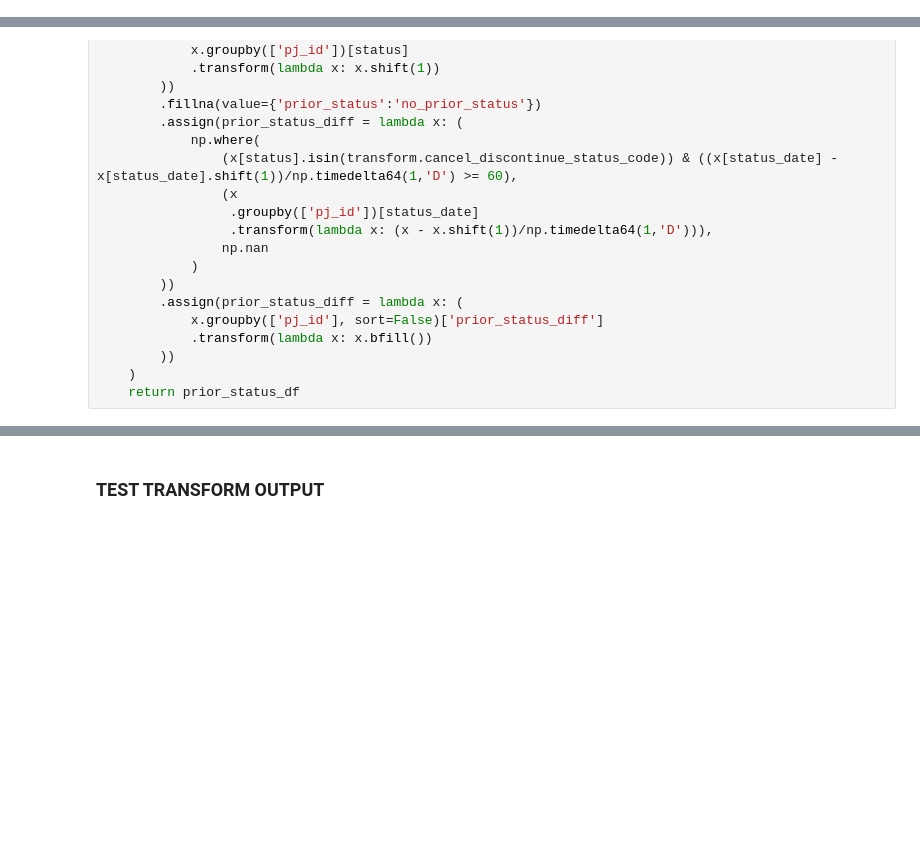
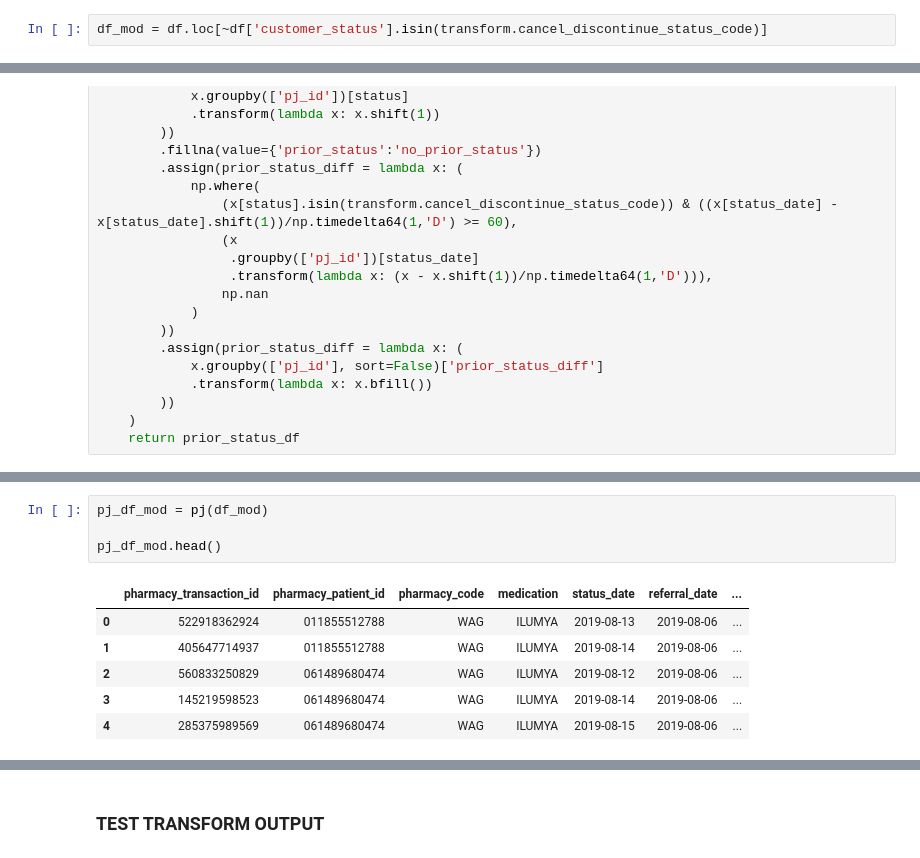
Before and after one commit to RyanAdalbert/s3parq, a Jupyter notebook: transforms/patient_status_enrich_cancel_before_active.ipynb, the cells around one changed output, grey strips where cells are left out. Saved outputs shown, nothing was run; the diff lists cells and outputs as text; blank space fills up the shorter version.

```diff
--- a/transforms/patient_status_enrich_cancel_before_active.ipynb
+++ b/transforms/patient_status_enrich_cancel_before_active.ipynb
@@ -271,3 +324,5 @@ df.shape
+# %%
+df_mod = df.loc[~df['customer_status'].isin(transform.cancel_discontinue_status_code)]
 # %% [markdown]
 ### APPLY TRANSFORM LOGIC
 # %%
@@ -425,0 +495,11 @@ hierarchy_df.head()
+# %%
+pj_df_mod = pj(df_mod)
+
+pj_df_mod.head()
+# %% [output]
+|  | pharmacy_transaction_id | pharmacy_patient_id | pharmacy_code | medication | status_date | referral_date | ... |
+| 0 | 522918362924 | 011855512788 | WAG | ILUMYA | 2019-08-13 | 2019-08-06 | ... |
+| 1 | 405647714937 | 011855512788 | WAG | ILUMYA | 2019-08-14 | 2019-08-06 | ... |
+| 2 | 560833250829 | 061489680474 | WAG | ILUMYA | 2019-08-12 | 2019-08-06 | ... |
+| 3 | 145219598523 | 061489680474 | WAG | ILUMYA | 2019-08-14 | 2019-08-06 | ... |
+| 4 | 285375989569 | 061489680474 | WAG | ILUMYA | 2019-08-15 | 2019-08-06 | ... |
```
Also changed, not shown: parts of 31 cells of this notebook.
